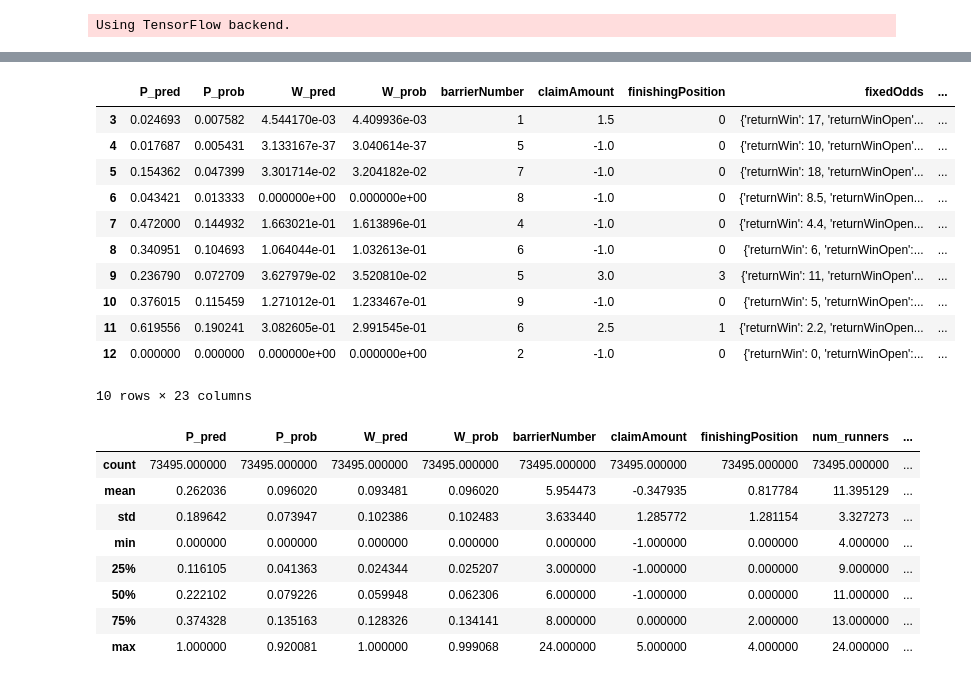
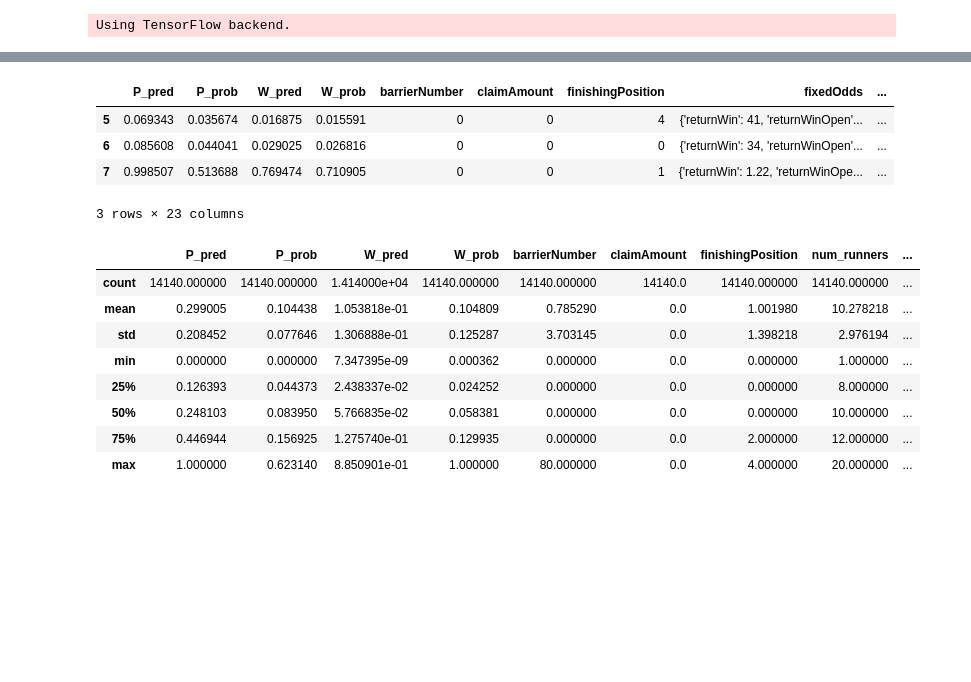
Before and after one commit to Tjorriemorrie/tabby, a Jupyter notebook: each_way/v2/Keras Training.ipynb, the cells around one changed output, grey strips where cells are left out. Saved outputs shown, nothing was run; the diff lists cells and outputs as text; code cells hidden in the pictures; blank space fills up the shorter version.

```diff
--- a/each_way/v2/Keras Training.ipynb
+++ b/each_way/v2/Keras Training.ipynb
@@ -16,21 +16,23 @@ import matplotlib.pyplot as plt
 # %% [output]
 Using TensorFlow backend.
 # %%
-# R  W  11111111
-# R  P  1111111
-# G  W  1111111
-# G  P  1111111
-# H  W  1111111
-# H  P  1111111
+version = 'v2'
 
-category = 'R'
+# R  W  1
+# R  P  1
+# G  W  1
+# G  P  1
+# H  W  1
+# H  P  1
+
+# category = 'R'
 # category = 'G'
-# category = 'H'
+category = 'H'
 
-bet_type = 'W'
-# bet_type = 'P'
+# bet_type = 'W'
+bet_type = 'P'
 # %%
-engine = create_engine('sqlite:///tab.db')
+engine = create_engine('sqlite:///../../data/race.db')
 conn = engine.connect()
 conn
 dfoo = pd.read_sql_table('race', conn)
@@ -65,48 +65,31 @@ See the caveats in the documentation: http://pandas.pydata.org/pandas-docs/stabl
 # %%
 # extract runners from races
 data_all = pd.DataFrame()
 for ri, race in dfo.iterrows():
-#     print(race)
-
-    num_runners = len([r for r in race['runners'] if r['win_odds']])
-
-    # add num_runners to all runners
-    for runner in race['runners']:
-#         print(runner)
-        runner['num_runners'] = num_runners
-#         runner['race_type'] = race['race_type']
-
     data_all = data_all.append(race['runners'])
-
-data_all.tail(10)
+data_all.tail(3)
 # %% [output]
 |  | P_pred | P_prob | W_pred | W_prob | barrierNumber | claimAmount | finishingPosition | fixedOdds | ... |
-| 3 | 0.024693 | 0.007582 | 4.544170e-03 | 4.409936e-03 | 1 | 1.5 | 0 | {'returnWin': 17, 'returnWinOpen'... | ... |
-| 4 | 0.017687 | 0.005431 | 3.133167e-37 | 3.040614e-37 | 5 | -1.0 | 0 | {'returnWin': 10, 'returnWinOpen'... | ... |
-| 5 | 0.154362 | 0.047399 | 3.301714e-02 | 3.204182e-02 | 7 | -1.0 | 0 | {'returnWin': 18, 'returnWinOpen'... | ... |
-| 6 | 0.043421 | 0.013333 | 0.000000e+00 | 0.000000e+00 | 8 | -1.0 | 0 | {'returnWin': 8.5, 'returnWinOpen... | ... |
-| 7 | 0.472000 | 0.144932 | 1.663021e-01 | 1.613896e-01 | 4 | -1.0 | 0 | {'returnWin': 4.4, 'returnWinOpen... | ... |
-| 8 | 0.340951 | 0.104693 | 1.064044e-01 | 1.032613e-01 | 6 | -1.0 | 0 | {'returnWin': 6, 'returnWinOpen':... | ... |
-| 9 | 0.236790 | 0.072709 | 3.627979e-02 | 3.520810e-02 | 5 | 3.0 | 3 | {'returnWin': 11, 'returnWinOpen'... | ... |
-| 10 | 0.376015 | 0.115459 | 1.271012e-01 | 1.233467e-01 | 9 | -1.0 | 0 | {'returnWin': 5, 'returnWinOpen':... | ... |
-| 11 | 0.619556 | 0.190241 | 3.082605e-01 | 2.991545e-01 | 6 | 2.5 | 1 | {'returnWin': 2.2, 'returnWinOpen... | ... |
-| 12 | 0.000000 | 0.000000 | 0.000000e+00 | 0.000000e+00 | 2 | -1.0 | 0 | {'returnWin': 0, 'returnWinOpen':... | ... |
+| 5 | 0.069343 | 0.035674 | 0.016875 | 0.015591 | 0 | 0 | 4 | {'returnWin': 41, 'returnWinOpen'... | ... |
+| 6 | 0.085608 | 0.044041 | 0.029025 | 0.026816 | 0 | 0 | 0 | {'returnWin': 34, 'returnWinOpen'... | ... |
+| 7 | 0.998507 | 0.513688 | 0.769474 | 0.710905 | 0 | 0 | 1 | {'returnWin': 1.22, 'returnWinOpe... | ... |
-10 rows × 23 columns
+3 rows × 23 columns
 # %%
 # drop scratched
-data = data_all.dropna(subset=['win_odds'])
+data = data_all.dropna(subset=['win_odds', 'place_odds'])
 data = data[(data.win_odds > 0)]
+data = data[(data.place_odds > 0)]
 data.describe()
 # %% [output]
 |  | P_pred | P_prob | W_pred | W_prob | barrierNumber | claimAmount | finishingPosition | num_runners | ... |
-| count | 73495.000000 | 73495.000000 | 73495.000000 | 73495.000000 | 73495.000000 | 73495.000000 | 73495.000000 | 73495.000000 | ... |
-| mean | 0.262036 | 0.096020 | 0.093481 | 0.096020 | 5.954473 | -0.347935 | 0.817784 | 11.395129 | ... |
-| std | 0.189642 | 0.073947 | 0.102386 | 0.102483 | 3.633440 | 1.285772 | 1.281154 | 3.327273 | ... |
-| min | 0.000000 | 0.000000 | 0.000000 | 0.000000 | 0.000000 | -1.000000 | 0.000000 | 4.000000 | ... |
-| 25% | 0.116105 | 0.041363 | 0.024344 | 0.025207 | 3.000000 | -1.000000 | 0.000000 | 9.000000 | ... |
-| 50% | 0.222102 | 0.079226 | 0.059948 | 0.062306 | 6.000000 | -1.000000 | 0.000000 | 11.000000 | ... |
-| 75% | 0.374328 | 0.135163 | 0.128326 | 0.134141 | 8.000000 | 0.000000 | 2.000000 | 13.000000 | ... |
-| max | 1.000000 | 0.920081 | 1.000000 | 0.999068 | 24.000000 | 5.000000 | 4.000000 | 24.000000 | ... |
+| count | 14140.000000 | 14140.000000 | 1.414000e+04 | 14140.000000 | 14140.000000 | 14140.0 | 14140.000000 | 14140.000000 | ... |
+| mean | 0.299005 | 0.104438 | 1.053818e-01 | 0.104809 | 0.785290 | 0.0 | 1.001980 | 10.278218 | ... |
+| std | 0.208452 | 0.077646 | 1.306888e-01 | 0.125287 | 3.703145 | 0.0 | 1.398218 | 2.976194 | ... |
+| min | 0.000000 | 0.000000 | 7.347395e-09 | 0.000362 | 0.000000 | 0.0 | 0.000000 | 1.000000 | ... |
+| 25% | 0.126393 | 0.044373 | 2.438337e-02 | 0.024252 | 0.000000 | 0.0 | 0.000000 | 8.000000 | ... |
+| 50% | 0.248103 | 0.083950 | 5.766835e-02 | 0.058381 | 0.000000 | 0.0 | 0.000000 | 10.000000 | ... |
+| 75% | 0.446944 | 0.156925 | 1.275740e-01 | 0.129935 | 0.000000 | 0.0 | 2.000000 | 12.000000 | ... |
+| max | 1.000000 | 0.623140 | 8.850901e-01 | 1.000000 | 80.000000 | 0.0 | 4.000000 | 20.000000 | ... |
 # %%
 # get label data
 Y = data['finishingPosition']
```
Also changed, not shown: parts of 12 cells of this notebook, 21 other files.
